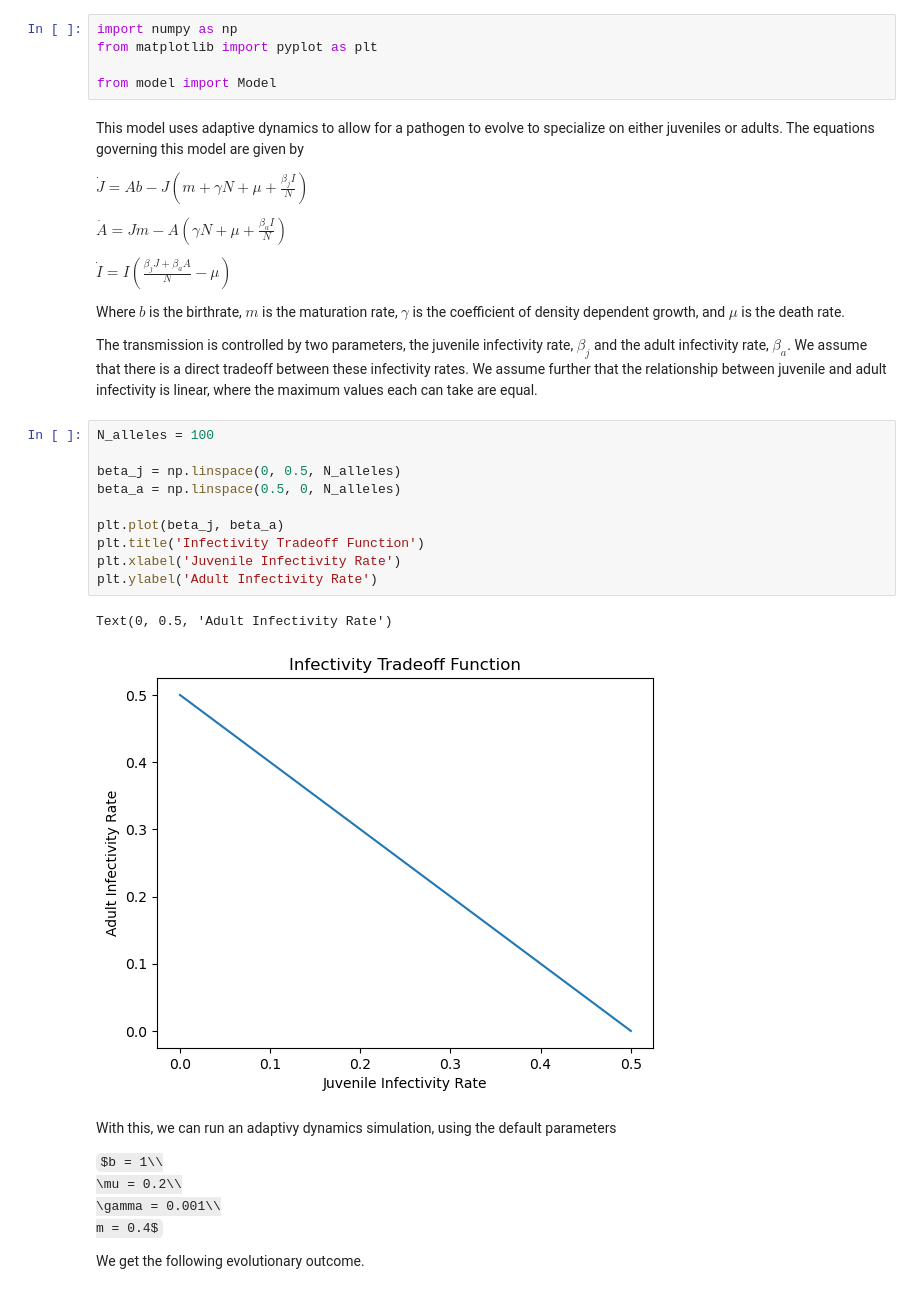
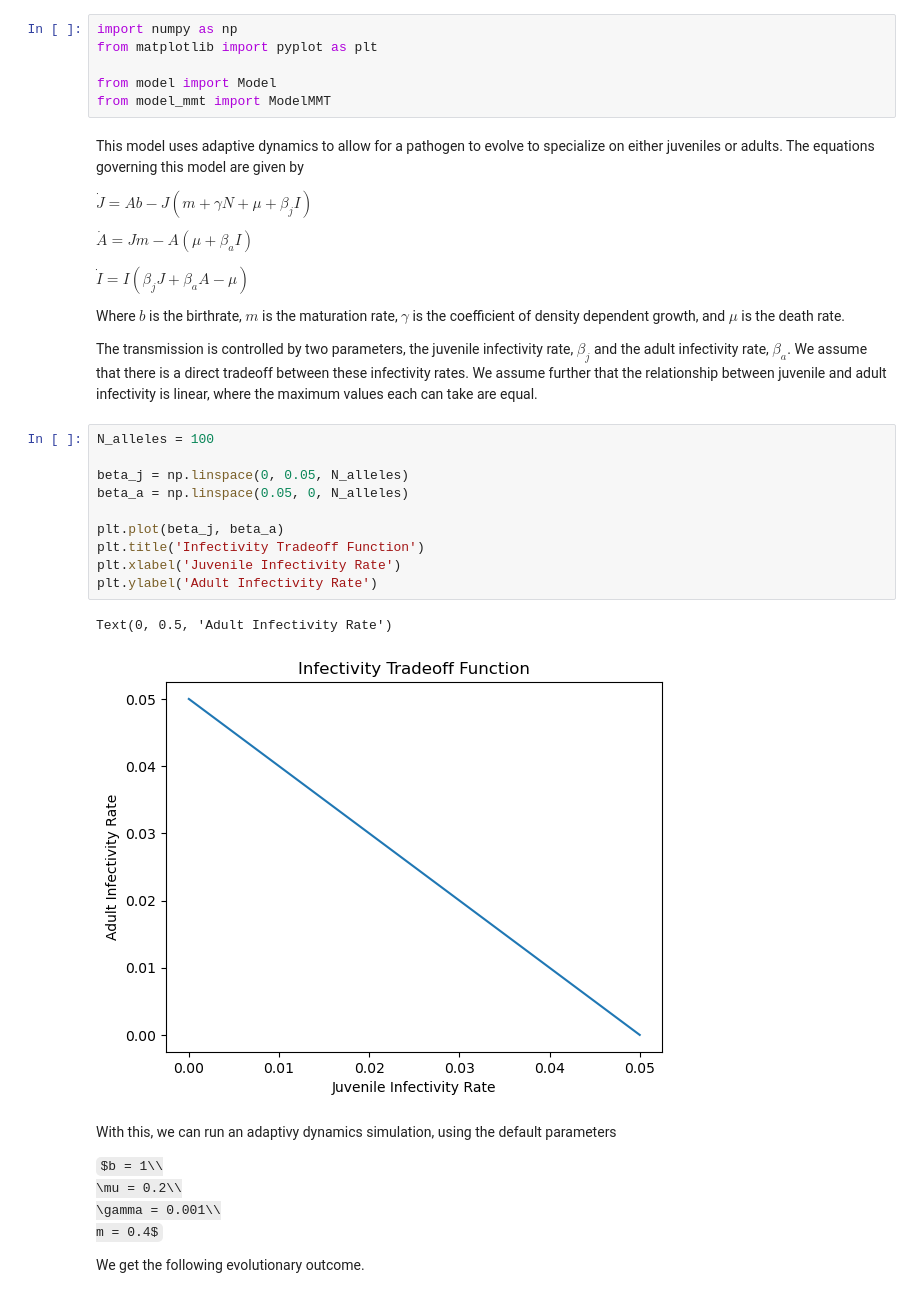
Before and after one commit to svhulse/age-specificity, a Jupyter notebook: demo.ipynb, the cells around one changed output. Saved outputs shown, nothing was run; the diff lists cells and outputs as text; some formulas as TeX source.

```diff
--- a/demo.ipynb
+++ b/demo.ipynb
@@ -3,14 +3,15 @@ import numpy as np
 from matplotlib import pyplot as plt
 
 from model import Model
+from model_mmt import ModelMMT
 # %% [markdown]
 This model uses adaptive dynamics to allow for a pathogen to evolve to specialize on either juveniles or adults. The equations governing this model are given by
 
-$\dot{J} = Ab - J(m + \gamma N +\mu + \frac{\beta_j I}{N})$
+$\dot{J} = Ab - J(m + \gamma N +\mu + \beta_j I)$
 
-$\dot{A} = Jm - A(\gamma N + \mu + \frac{\beta_a I}{N})$
+$\dot{A} = Jm - A(\mu + \beta_a I)$
 
-$\dot{I} = I(\frac{\beta_j J + \beta_a A}{N} - \mu)$
+$\dot{I} = I(\beta_j J + \beta_a A - \mu)$
 
 Where $b$ is the birthrate, $m$ is the maturation rate, $\gamma$ is the coefficient of density dependent growth, and $\mu$ is the death rate.
 
@@ -18,16 +19,16 @@ The transmission is controlled by two parameters, the juvenile infectivity rate,
 # %%
 N_alleles = 100
 
-beta_j = np.linspace(0, 0.5, N_alleles)
-beta_a = np.linspace(0.5, 0, N_alleles)
+beta_j = np.linspace(0, 0.05, N_alleles)
+beta_a = np.linspace(0.05, 0, N_alleles)
 
 plt.plot(beta_j, beta_a)
 plt.title('Infectivity Tradeoff Function')
 plt.xlabel('Juvenile Infectivity Rate')
 plt.ylabel('Adult Infectivity Rate')
 # %% [output]
 Text(0, 0.5, 'Adult Infectivity Rate')
-[figure, old version]
+[figure, new version]
 # %% [markdown]
 With this, we can run an adaptivy dynamics simulation, using the default parameters
 
```
Also changed, not shown: parts of 7 cells of this notebook, 1 other file.
